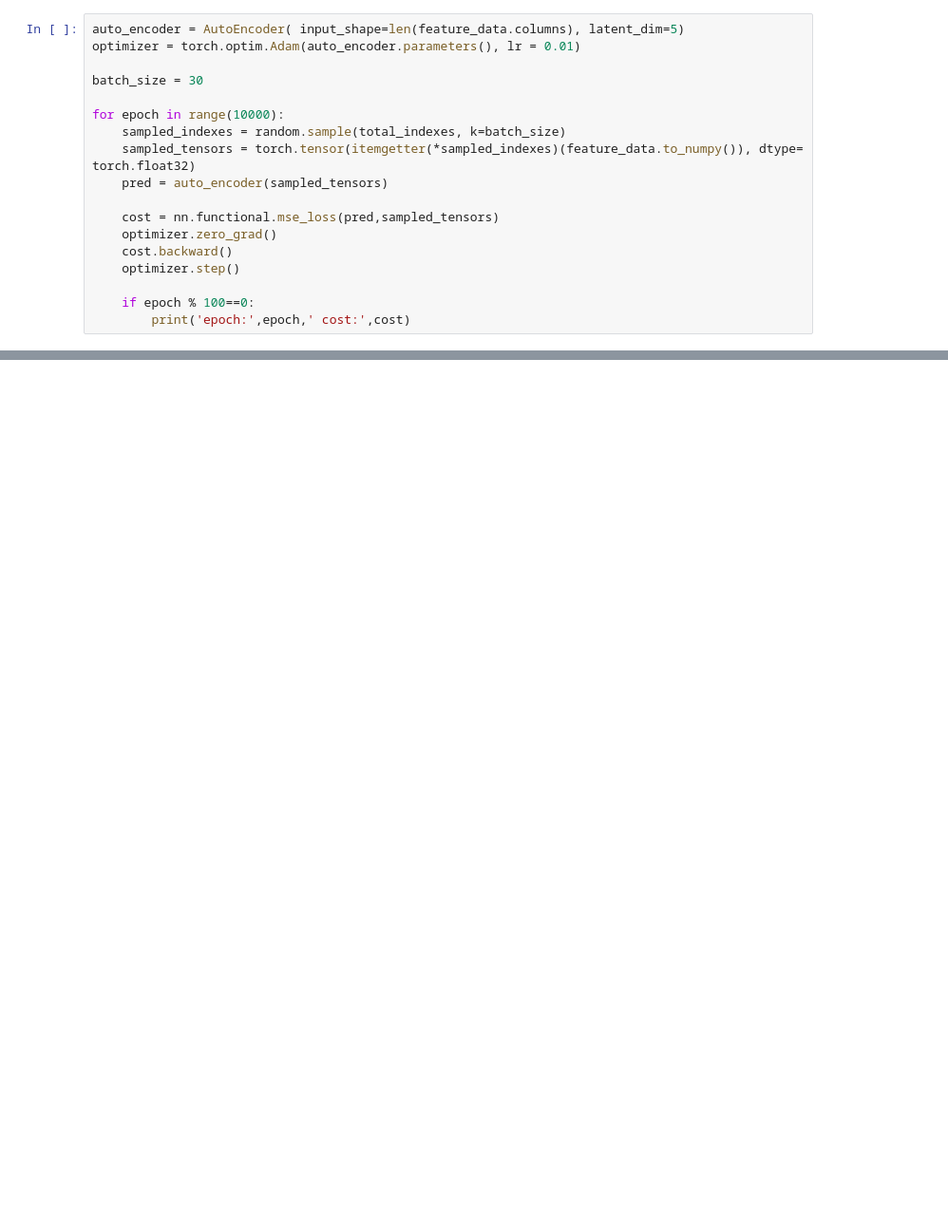
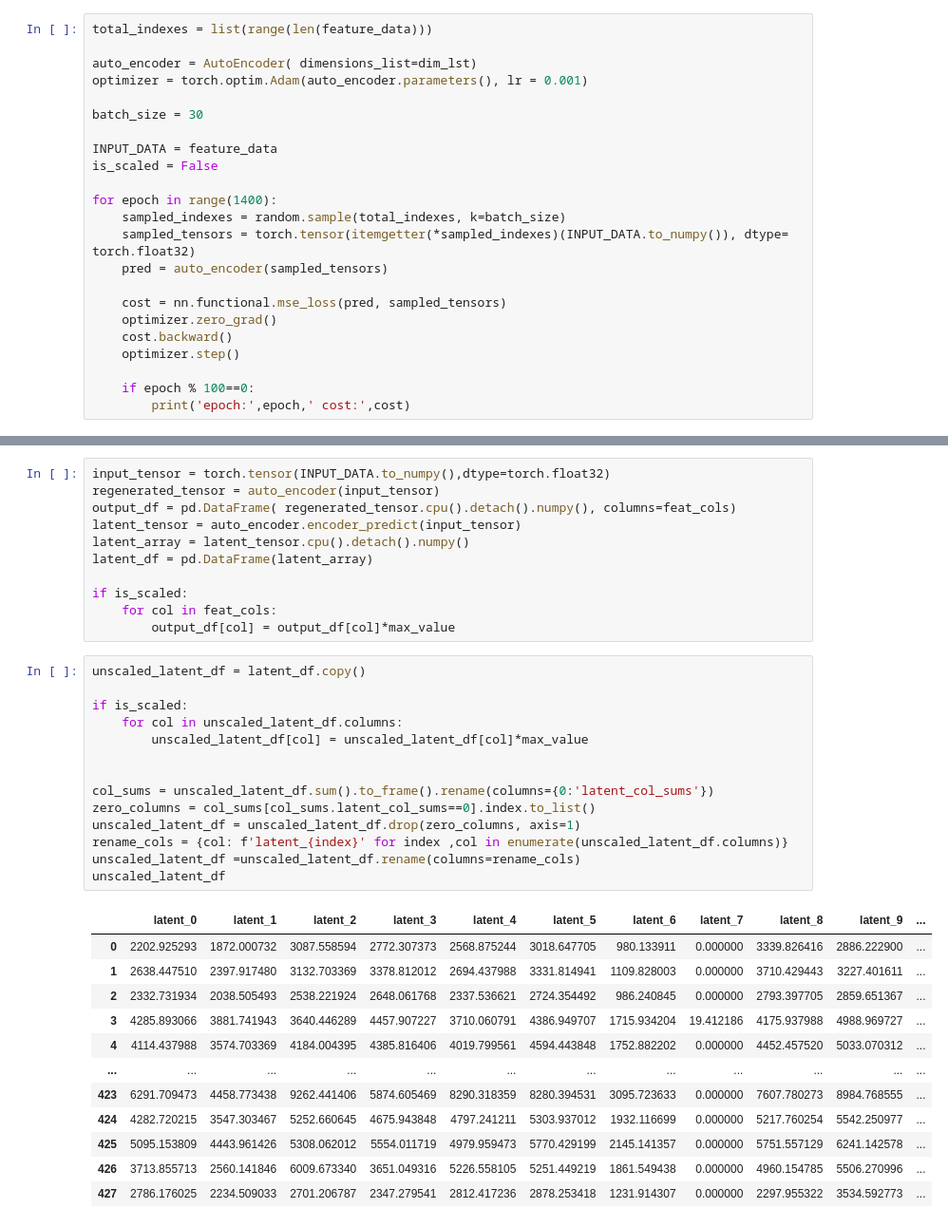
Before and after one commit to SanjayaElvitigala/hands_on_experiments_repo, a Jupyter notebook: time_series_work/autoencoder/autoencoder_for_dim_reduction.ipynb, the cells around one changed output, grey strips where cells are left out. Shown at 95% size. Drawn from its saved outputs; the diff is of its cells as text; blank space fills up the shorter version.

Commit message:
feat: finalizing work on using autoencoder to compress the booking pace of hotel bookings data

```diff
--- a/time_series_work/autoencoder/autoencoder_for_dim_reduction.ipynb
+++ b/time_series_work/autoencoder/autoencoder_for_dim_reduction.ipynb
@@ -78,15 +76,20 @@ total_indexes = list(range(len(feature_data)))
 # %%
-auto_encoder = AutoEncoder( input_shape=len(feature_data.columns), latent_dim=5)
-optimizer = torch.optim.Adam(auto_encoder.parameters(), lr = 0.01)
+total_indexes = list(range(len(feature_data)))
+
+auto_encoder = AutoEncoder( dimensions_list=dim_lst)
+optimizer = torch.optim.Adam(auto_encoder.parameters(), lr = 0.001)
 
 batch_size = 30
 
-for epoch in range(10000):
+INPUT_DATA = feature_data
+is_scaled = False
+
+for epoch in range(1400):
     sampled_indexes = random.sample(total_indexes, k=batch_size)
-    sampled_tensors = torch.tensor(itemgetter(*sampled_indexes)(feature_data.to_numpy()), dtype= torch.float32)
+    sampled_tensors = torch.tensor(itemgetter(*sampled_indexes)(INPUT_DATA.to_numpy()), dtype= torch.float32)
     pred = auto_encoder(sampled_tensors)
 
-    cost = nn.functional.mse_loss(pred,sampled_tensors)
+    cost = nn.functional.mse_loss(pred, sampled_tensors)
     optimizer.zero_grad()
     cost.backward()
     optimizer.step()
@@ -177,0 +114,38 @@ array([[   0.    , 1864.1183,    0.    ,    0.    ,    0.    , 1635.3627,
+# %%
+input_tensor = torch.tensor(INPUT_DATA.to_numpy(),dtype=torch.float32)
+regenerated_tensor = auto_encoder(input_tensor)
+output_df = pd.DataFrame( regenerated_tensor.cpu().detach().numpy(), columns=feat_cols)
+latent_tensor = auto_encoder.encoder_predict(input_tensor)
+latent_array = latent_tensor.cpu().detach().numpy()
+latent_df = pd.DataFrame(latent_array)
+
+if is_scaled:
+    for col in feat_cols:
+        output_df[col] = output_df[col]*max_value
+# %%
+unscaled_latent_df = latent_df.copy()
+
+if is_scaled:
+    for col in unscaled_latent_df.columns:
+        unscaled_latent_df[col] = unscaled_latent_df[col]*max_value
+
+
+col_sums = unscaled_latent_df.sum().to_frame().rename(columns={0:'latent_col_sums'})
+zero_columns = col_sums[col_sums.latent_col_sums==0].index.to_list()
+unscaled_latent_df = unscaled_latent_df.drop(zero_columns, axis=1)
+rename_cols = {col: f'latent_{index}' for index ,col in enumerate(unscaled_latent_df.columns)}
+unscaled_latent_df =unscaled_latent_df.rename(columns=rename_cols)
+unscaled_latent_df
+# %% [output]
+|  | latent_0 | latent_1 | latent_2 | latent_3 | latent_4 | latent_5 | latent_6 | latent_7 | latent_8 | latent_9 | ... |
+| 0 | 2202.925293 | 1872.000732 | 3087.558594 | 2772.307373 | 2568.875244 | 3018.647705 | 980.133911 | 0.000000 | 3339.826416 | 2886.222900 | ... |
+| 1 | 2638.447510 | 2397.917480 | 3132.703369 | 3378.812012 | 2694.437988 | 3331.814941 | 1109.828003 | 0.000000 | 3710.429443 | 3227.401611 | ... |
+| 2 | 2332.731934 | 2038.505493 | 2538.221924 | 2648.061768 | 2337.536621 | 2724.354492 | 986.240845 | 0.000000 | 2793.397705 | 2859.651367 | ... |
+| 3 | 4285.893066 | 3881.741943 | 3640.446289 | 4457.907227 | 3710.060791 | 4386.949707 | 1715.934204 | 19.412186 | 4175.937988 | 4988.969727 | ... |
+| 4 | 4114.437988 | 3574.703369 | 4184.004395 | 4385.816406 | 4019.799561 | 4594.443848 | 1752.882202 | 0.000000 | 4452.457520 | 5033.070312 | ... |
+| ... | ... | ... | ... | ... | ... | ... | ... | ... | ... | ... | ... |
+| 423 | 6291.709473 | 4458.773438 | 9262.441406 | 5874.605469 | 8290.318359 | 8280.394531 | 3095.723633 | 0.000000 | 7607.780273 | 8984.768555 | ... |
+| 424 | 4282.720215 | 3547.303467 | 5252.660645 | 4675.943848 | 4797.241211 | 5303.937012 | 1932.116699 | 0.000000 | 5217.760254 | 5542.250977 | ... |
+| 425 | 5095.153809 | 4443.961426 | 5308.062012 | 5554.011719 | 4979.959473 | 5770.429199 | 2145.141357 | 0.000000 | 5751.557129 | 6241.142578 | ... |
+| 426 | 3713.855713 | 2560.141846 | 6009.673340 | 3651.049316 | 5226.558105 | 5251.449219 | 1861.549438 | 0.000000 | 4960.154785 | 5506.270996 | ... |
+| 427 | 2786.176025 | 2234.509033 | 2701.206787 | 2347.279541 | 2812.417236 | 2878.253418 | 1231.914307 | 0.000000 | 2297.955322 | 3534.592773 | ... |
```
Also changed, not shown: parts of 23 cells of this notebook, 5 other files.
